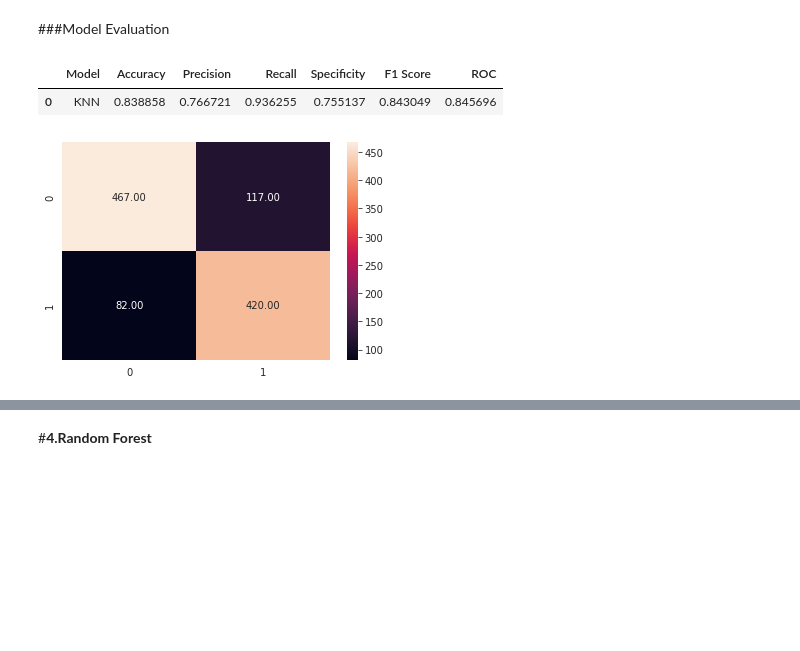
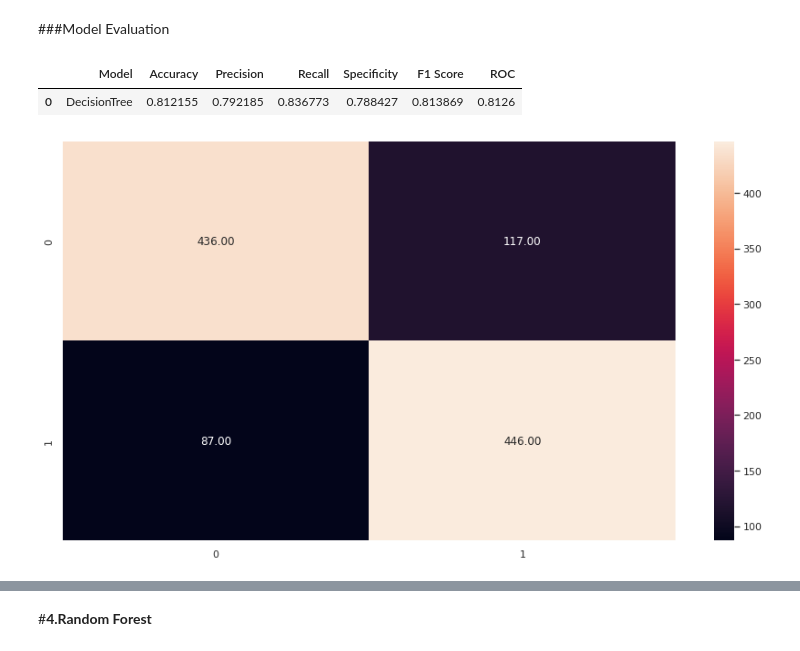
Before and after one commit to sujit-kumar-singh-9115/Capstone-Classification-Project---Cardiovascular-Risk-Prediction, a Jupyter notebook: Capstone(Classification)_Project_Cardiovascular_Risk_Prediction.ipynb, the cells around one changed output, grey strips where cells are left out. Drawn from its saved outputs; the diff is of its cells as text; code cells hidden in the pictures; blank space fills up the shorter version.

```diff
--- a/Capstone(Classification)_Project_Cardiovascular_Risk_Prediction.ipynb
+++ b/Capstone(Classification)_Project_Cardiovascular_Risk_Prediction.ipynb
@@ -905,26 +927,26 @@ y_dt_proba_predict = dtclassifier.predict_proba(X_test)[:,1]
 # %%
 CM = confusion_matrix(y_test,y_dt_predict)
 sns.heatmap(CM,annot = True, fmt='.2f')
 
 TN = CM[0][0]
 FN = CM[1][0]
 TP = CM[1][1]
 FP = CM[0][1]
 specificity = TN/(TN+FP)
 acc = accuracy_score(y_test,y_dt_predict)
 roc = roc_auc_score(y_test,y_dt_predict)
 prec = precision_score(y_test,y_dt_predict)
 rec = recall_score(y_test,y_dt_predict)
 f1 = f1_score(y_test,y_dt_predict)
 
 evaluation_metrics3 = pd.DataFrame([['DecisionTree',acc, prec,rec,specificity, f1,roc]],
 columns =['Model', 'Accuracy','Precision', 'Recall','Specificity', 'F1 Score','ROC'])
 
-evaluation_metrics2
+evaluation_metrics3
 # %% [output]
 |  | Model | Accuracy | Precision | Recall | Specificity | F1 Score | ROC |
-| 0 | KNN | 0.838858 | 0.766721 | 0.936255 | 0.755137 | 0.843049 | 0.845696 |
+| 0 | DecisionTree | 0.812155 | 0.792185 | 0.836773 | 0.788427 | 0.813869 | 0.8126 |
-[figure, old version]
+[figure, new version]
 # %%
 #shows the graph of feature importance
 features = X.columns
```
Also changed, not shown: parts of 34 cells of this notebook.
